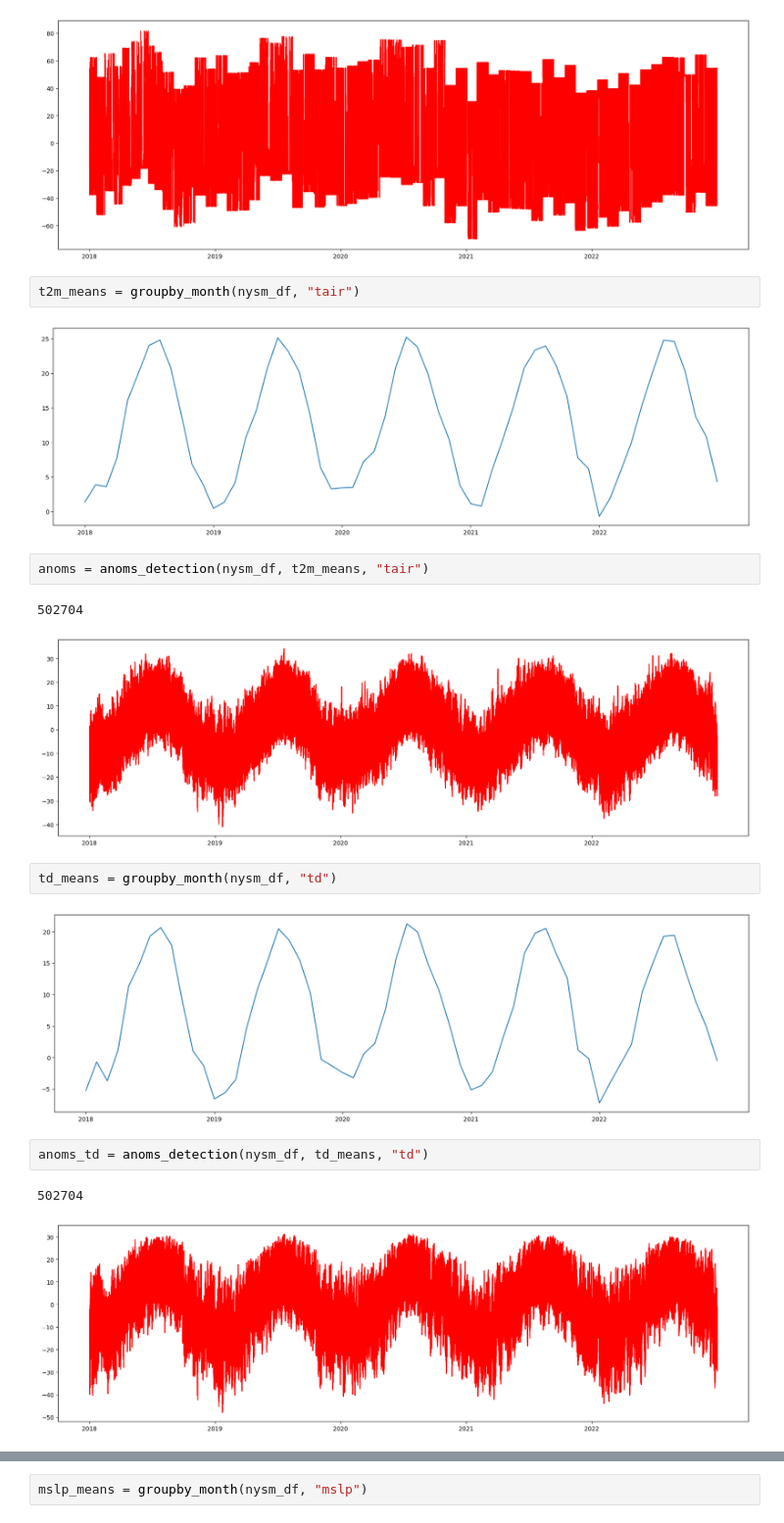
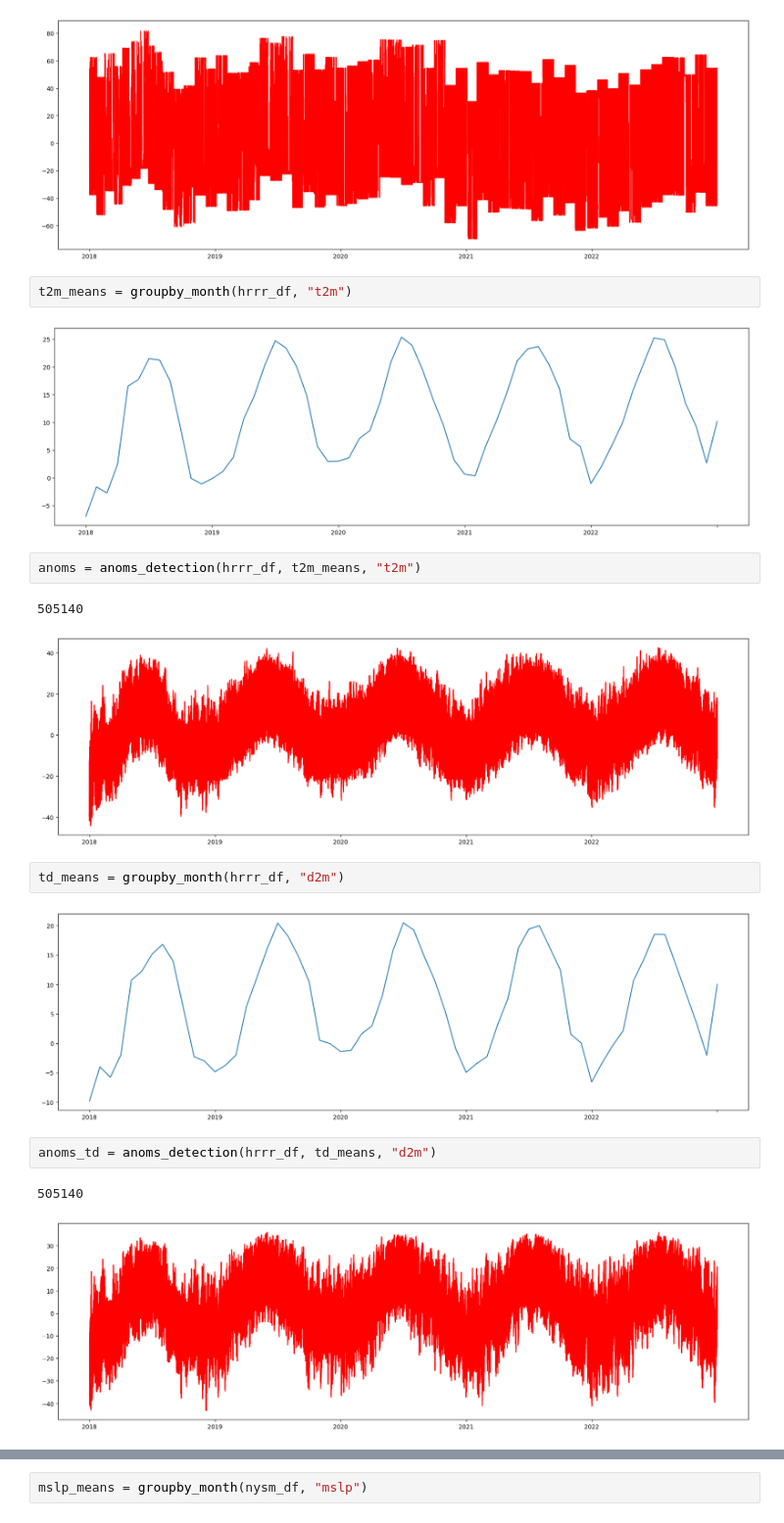
Before and after one commit to shmaronshmevans/nwp_bias, a Jupyter notebook: src/machine_learning/notebooks/emd.ipynb, the cells around one changed output, grey strips where cells are left out. Shown at 98% size. Saved outputs shown, nothing was run; the diff lists cells and outputs as text.

```diff
--- a/src/machine_learning/notebooks/emd.ipynb
+++ b/src/machine_learning/notebooks/emd.ipynb
@@ -351,21 +351,21 @@ anoms_detection_hrrr(hrrr_df, tcc_means, "tcc")
 42095
 [figure]
 # %%
-t2m_means = groupby_month(nysm_df, "tair")
+t2m_means = groupby_month(hrrr_df, "t2m")
 # %% [output]
-[figure, old version]
+[figure, new version]
 # %%
-anoms = anoms_detection(nysm_df, t2m_means, "tair")
+anoms = anoms_detection(hrrr_df, t2m_means, "t2m")
 # %% [output]
-502704
+505140
-[figure, old version]
+[figure, new version]
 # %%
-td_means = groupby_month(nysm_df, "td")
+td_means = groupby_month(hrrr_df, "d2m")
 # %% [output]
-[figure, old version]
+[figure, new version]
 # %%
-anoms_td = anoms_detection(nysm_df, td_means, "td")
+anoms_td = anoms_detection(hrrr_df, td_means, "d2m")
 # %% [output]
-502704
+505140
-[figure, old version]
+[figure, new version]
 # %%
```
Also changed, not shown: parts of 13 cells of this notebook, 2 other files.
